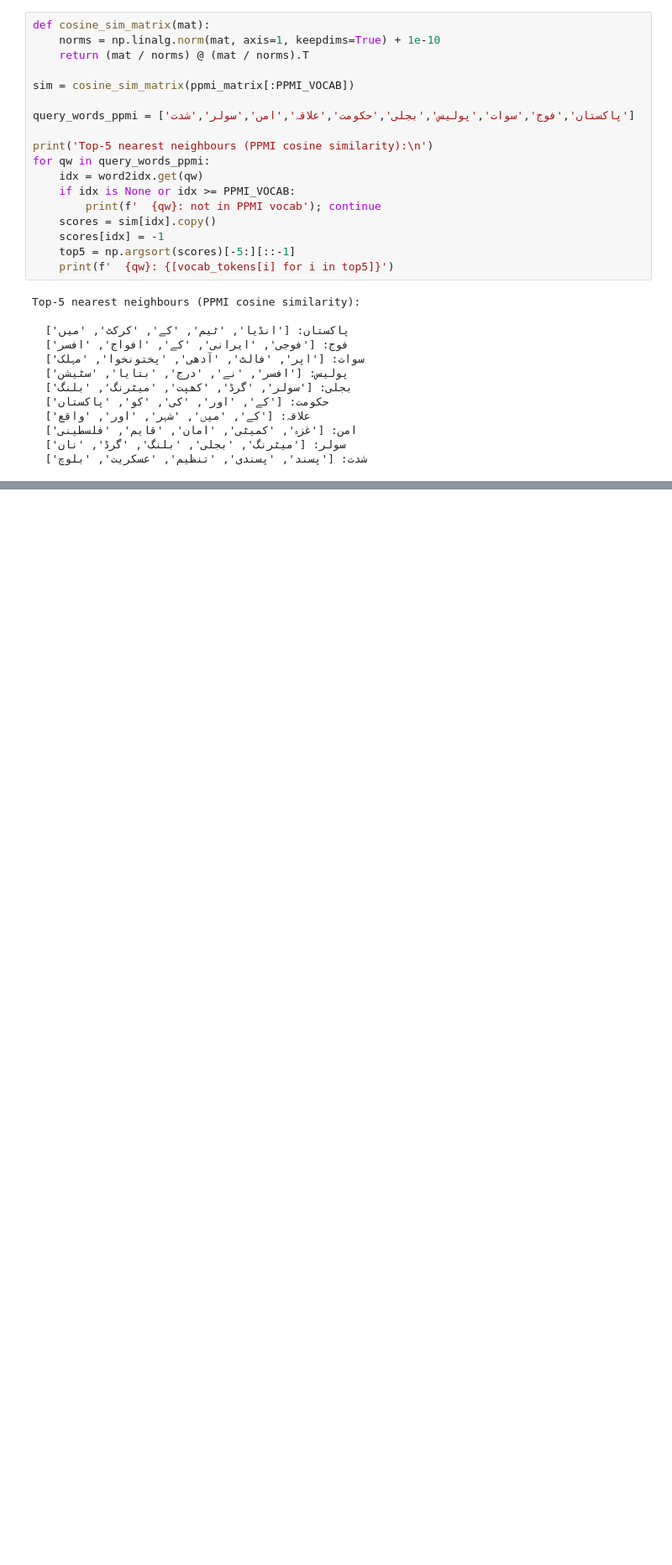
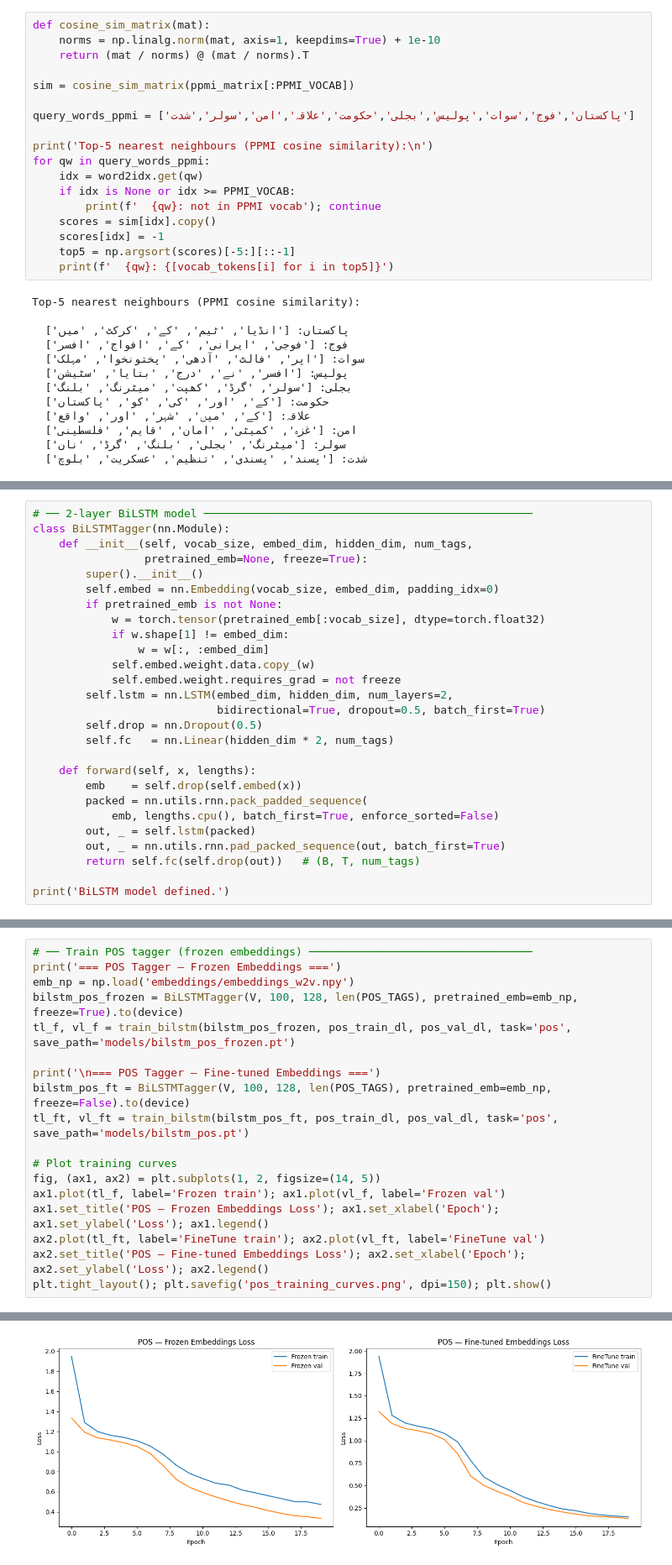
Before and after one commit to Saif1Shahzad/i23-2634-NLP-Assignment2, a Jupyter notebook: i23-2634_Assignment2_DS-A.ipynb, the cells around one changed output, grey strips where cells are left out. Shown at 84% size. Drawn from its saved outputs; the diff is of its cells as text; blank space fills up the shorter version.

```diff
--- a/i23-2634_Assignment2_DS-A.ipynb
+++ b/i23-2634_Assignment2_DS-A.ipynb
@@ -362,0 +960,27 @@ Top-5 nearest neighbours (PPMI cosine similarity):
+# %%
+# ── 2-layer BiLSTM model ──────────────────────────────────────────────────
+class BiLSTMTagger(nn.Module):
+    def __init__(self, vocab_size, embed_dim, hidden_dim, num_tags,
+                 pretrained_emb=None, freeze=True):
+        super().__init__()
+        self.embed = nn.Embedding(vocab_size, embed_dim, padding_idx=0)
+        if pretrained_emb is not None:
+            w = torch.tensor(pretrained_emb[:vocab_size], dtype=torch.float32)
+            if w.shape[1] != embed_dim:
+                w = w[:, :embed_dim]
+            self.embed.weight.data.copy_(w)
+            self.embed.weight.requires_grad = not freeze
+        self.lstm = nn.LSTM(embed_dim, hidden_dim, num_layers=2,
+                            bidirectional=True, dropout=0.5, batch_first=True)
+        self.drop = nn.Dropout(0.5)
+        self.fc   = nn.Linear(hidden_dim * 2, num_tags)
+
+    def forward(self, x, lengths):
+        emb    = self.drop(self.embed(x))
+        packed = nn.utils.rnn.pack_padded_sequence(
+            emb, lengths.cpu(), batch_first=True, enforce_sorted=False)
+        out, _ = self.lstm(packed)
+        out, _ = nn.utils.rnn.pad_packed_sequence(out, batch_first=True)
+        return self.fc(self.drop(out))   # (B, T, num_tags)
+
+print('BiLSTM model defined.')
@@ -362,0 +1129,19 @@ Top-5 nearest neighbours (PPMI cosine similarity):
+# %%
+# ── Train POS tagger (frozen embeddings) ──────────────────────────────────
+print('=== POS Tagger — Frozen Embeddings ===')
+emb_np = np.load('embeddings/embeddings_w2v.npy')
+bilstm_pos_frozen = BiLSTMTagger(V, 100, 128, len(POS_TAGS), pretrained_emb=emb_np, freeze=True).to(device)
+tl_f, vl_f = train_bilstm(bilstm_pos_frozen, pos_train_dl, pos_val_dl, task='pos', save_path='models/bilstm_pos_frozen.pt')
+
+print('\n=== POS Tagger — Fine-tuned Embeddings ===')
+bilstm_pos_ft = BiLSTMTagger(V, 100, 128, len(POS_TAGS), pretrained_emb=emb_np, freeze=False).to(device)
+tl_ft, vl_ft = train_bilstm(bilstm_pos_ft, pos_train_dl, pos_val_dl, task='pos', save_path='models/bilstm_pos.pt')
+
+# Plot training curves
+fig, (ax1, ax2) = plt.subplots(1, 2, figsize=(14, 5))
+ax1.plot(tl_f, label='Frozen train'); ax1.plot(vl_f, label='Frozen val')
+ax1.set_title('POS — Frozen Embeddings Loss'); ax1.set_xlabel('Epoch'); ax1.set_ylabel('Loss'); ax1.legend()
+ax2.plot(tl_ft, label='FineTune train'); ax2.plot(vl_ft, label='FineTune val')
+ax2.set_title('POS — Fine-tuned Embeddings Loss'); ax2.set_xlabel('Epoch'); ax2.set_ylabel('Loss'); ax2.legend()
+plt.tight_layout(); plt.savefig('pos_training_curves.png', dpi=150); plt.show()
+# %% [output]
@@ -362,0 +1165 @@ Top-5 nearest neighbours (PPMI cosine similarity):
+[figure, added]
```
Also changed, not shown: parts of 33 cells of this notebook, 9 other files.
